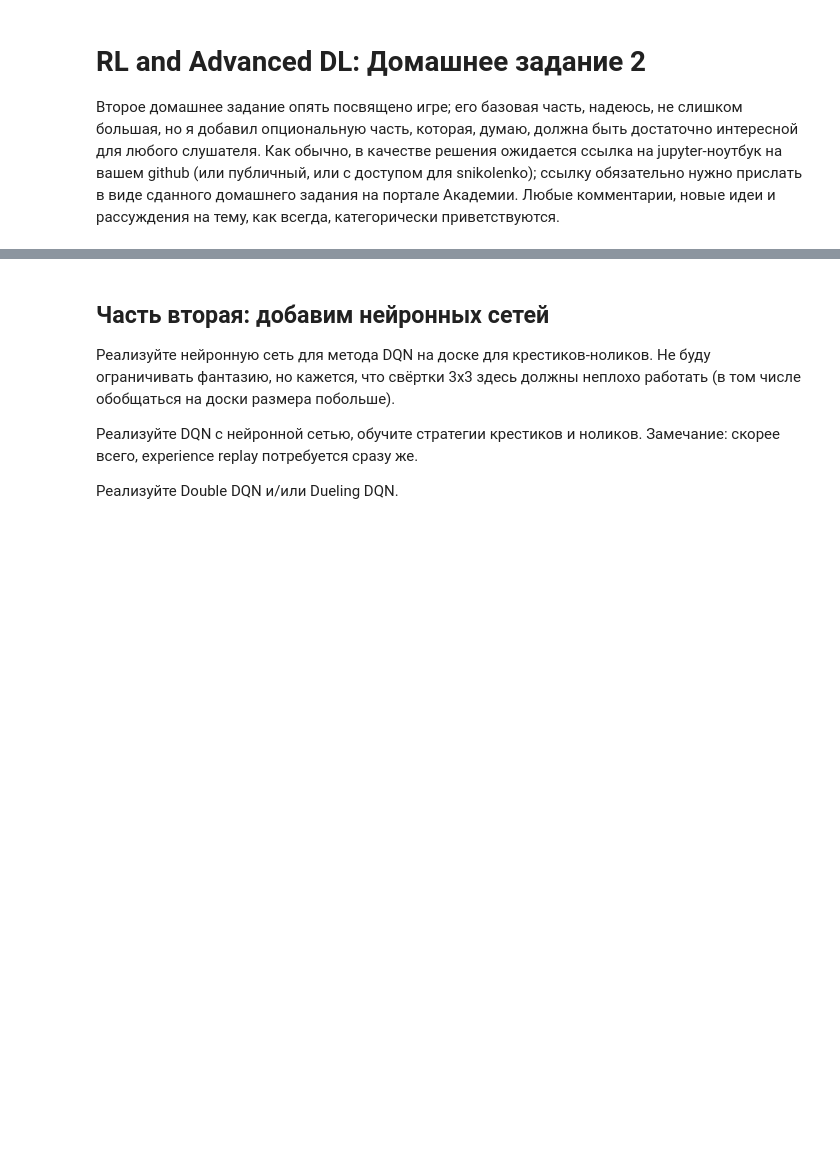
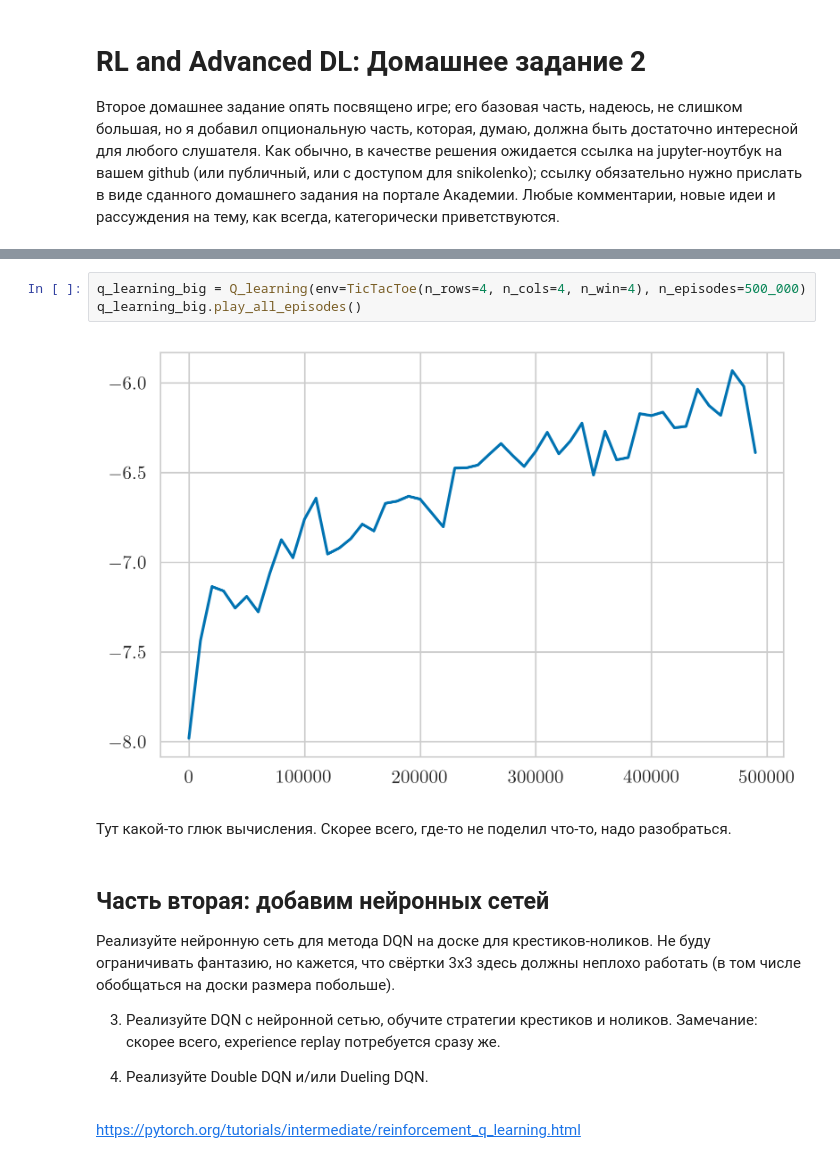
Before and after one commit to MikhailYeka/adv_rl_hws, a Jupyter notebook: hw2.ipynb, the cells around one changed output, grey strips where cells are left out. Drawn from its saved outputs; the diff is of its cells as text; blank space fills up the shorter version.

```diff
--- a/hw2.ipynb
+++ b/hw2.ipynb
@@ -14,8 +333,17 @@ Disclaimer: начиная с пункта 2, задания для досок
+# %%
+q_learning_big = Q_learning(env=TicTacToe(n_rows=4, n_cols=4, n_win=4), n_episodes=500_000)
+q_learning_big.play_all_episodes()
+# %% [output]
+[figure, added]
+# %% [markdown]
+Тут какой-то глюк вычисления. Скорее всего, где-то не поделил что-то, надо разобраться.
 # %% [markdown]
 ## Часть вторая: добавим нейронных сетей
 
 Реализуйте нейронную сеть для метода DQN на доске для крестиков-ноликов. Не буду ограничивать фантазию, но кажется, что свёртки 3х3 здесь должны неплохо работать (в том числе обобщаться на доски размера побольше).
 
-Реализуйте DQN с нейронной сетью, обучите стратегии крестиков и ноликов. Замечание: скорее всего, experience replay потребуется сразу же.
+3. Реализуйте DQN с нейронной сетью, обучите стратегии крестиков и ноликов. Замечание: скорее всего, experience replay потребуется сразу же.
 
-Реализуйте Double DQN и/или Dueling DQN.
+4. Реализуйте Double DQN и/или Dueling DQN.
+# %% [markdown]
+https://pytorch.org/tutorials/intermediate/reinforcement_q_learning.html
```
Also changed, not shown: parts of 21 cells of this notebook.
